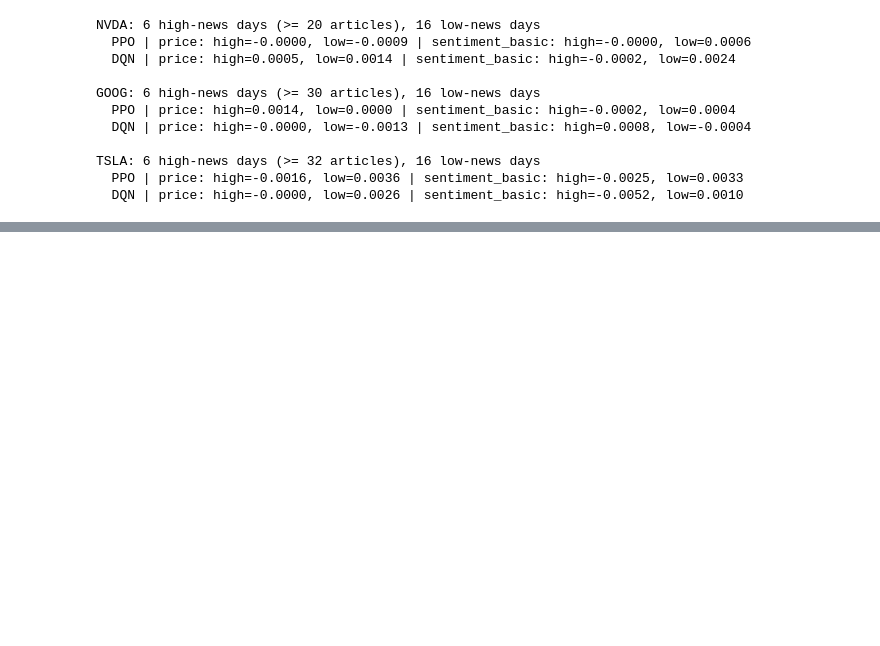
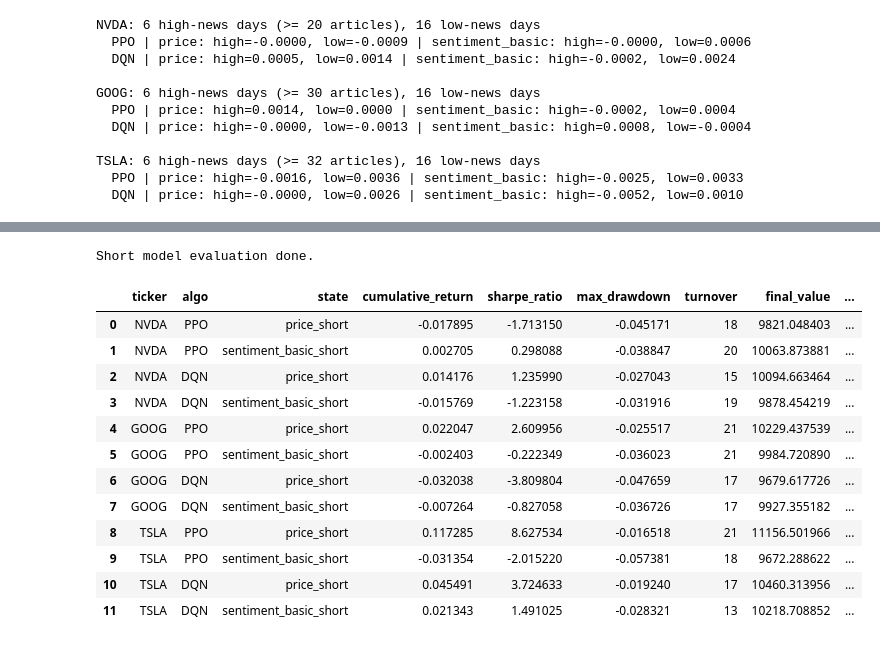
Before and after one commit to hamzakhamissa/RL-Project, a Jupyter notebook: notebooks/03_evaluate.ipynb, the cells around one changed output, grey strips where cells are left out. Cells and saved outputs as stored; diff of their text form; code cells hidden in the pictures; blank space fills up the shorter version.

```diff
--- a/notebooks/03_evaluate.ipynb
+++ b/notebooks/03_evaluate.ipynb
@@ -535,0 +541,48 @@ TSLA: 6 high-news days (>= 32 articles), 16 low-news days
+# %%
+STATE_TYPES_SHORT = ['price_short', 'sentiment_basic_short']
+
+short_results = []
+short_histories = {}
+
+for ticker in TICKERS:
+    envs = make_envs(daily, ticker, TRAIN_CUTOFF, env_kwargs=ENV_KWARGS, allow_short=True)
+
+    for algo_name in ['PPO', 'DQN']:
+        for state_type in STATE_TYPES_SHORT:
+            model_path = MODELS_DIR / f'{ticker}_{algo_name}_{state_type}.zip'
+            if not model_path.exists():
+                print(f'  MISSING: {model_path.name} — run short training in notebook 02 first')
+                continue
+
+            AlgoClass = ALGO_CLASSES[algo_name]
+            model = AlgoClass.load(str(model_path))
+
+            test_env = envs[f'test_{state_type}']
+            history = run_agent(model, test_env)
+            metrics = compute_metrics(history)
+            metrics['short_days'] = int((history['action'] == 3).sum())
+
+            key = (ticker, algo_name, state_type)
+            short_histories[key] = history
+            short_results.append({
+                'ticker': ticker, 'algo': algo_name, 'state': state_type, **metrics
+            })
+
+short_results_df = pd.DataFrame(short_results)
+print('Short model evaluation done.')
+short_results_df
+# %% [output]
+Short model evaluation done.
+|  | ticker | algo | state | cumulative_return | sharpe_ratio | max_drawdown | turnover | final_value | ... |
+| 0 | NVDA | PPO | price_short | -0.017895 | -1.713150 | -0.045171 | 18 | 9821.048403 | ... |
+| 1 | NVDA | PPO | sentiment_basic_short | 0.002705 | 0.298088 | -0.038847 | 20 | 10063.873881 | ... |
+| 2 | NVDA | DQN | price_short | 0.014176 | 1.235990 | -0.027043 | 15 | 10094.663464 | ... |
+| 3 | NVDA | DQN | sentiment_basic_short | -0.015769 | -1.223158 | -0.031916 | 19 | 9878.454219 | ... |
+| 4 | GOOG | PPO | price_short | 0.022047 | 2.609956 | -0.025517 | 21 | 10229.437539 | ... |
+| 5 | GOOG | PPO | sentiment_basic_short | -0.002403 | -0.222349 | -0.036023 | 21 | 9984.720890 | ... |
+| 6 | GOOG | DQN | price_short | -0.032038 | -3.809804 | -0.047659 | 17 | 9679.617726 | ... |
+| 7 | GOOG | DQN | sentiment_basic_short | -0.007264 | -0.827058 | -0.036726 | 17 | 9927.355182 | ... |
+| 8 | TSLA | PPO | price_short | 0.117285 | 8.627534 | -0.016518 | 21 | 11156.501966 | ... |
+| 9 | TSLA | PPO | sentiment_basic_short | -0.031354 | -2.015220 | -0.057381 | 18 | 9672.288622 | ... |
+| 10 | TSLA | DQN | price_short | 0.045491 | 3.724633 | -0.019240 | 17 | 10460.313956 | ... |
+| 11 | TSLA | DQN | sentiment_basic_short | 0.021343 | 1.491025 | -0.028321 | 13 | 10218.708852 | ... |
```
Also changed, not shown: parts of 3 cells of this notebook, 28 other files.
